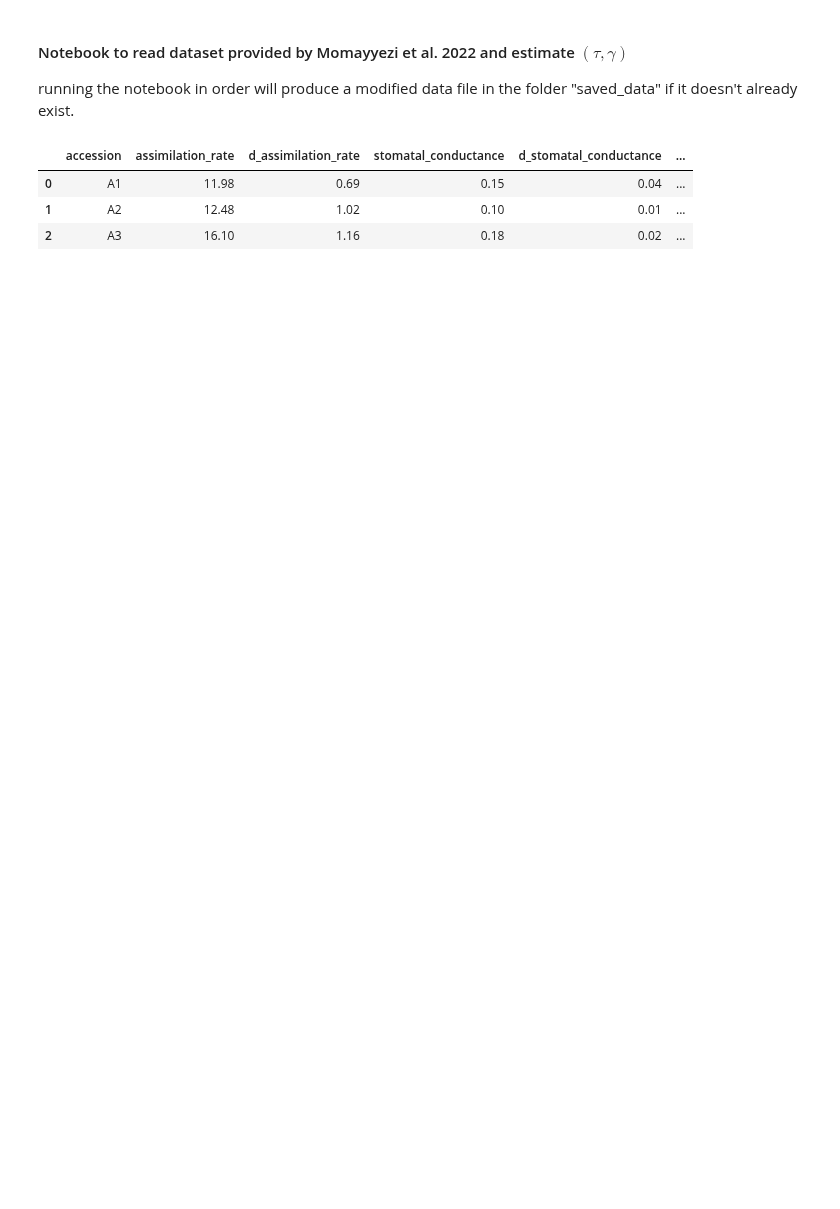
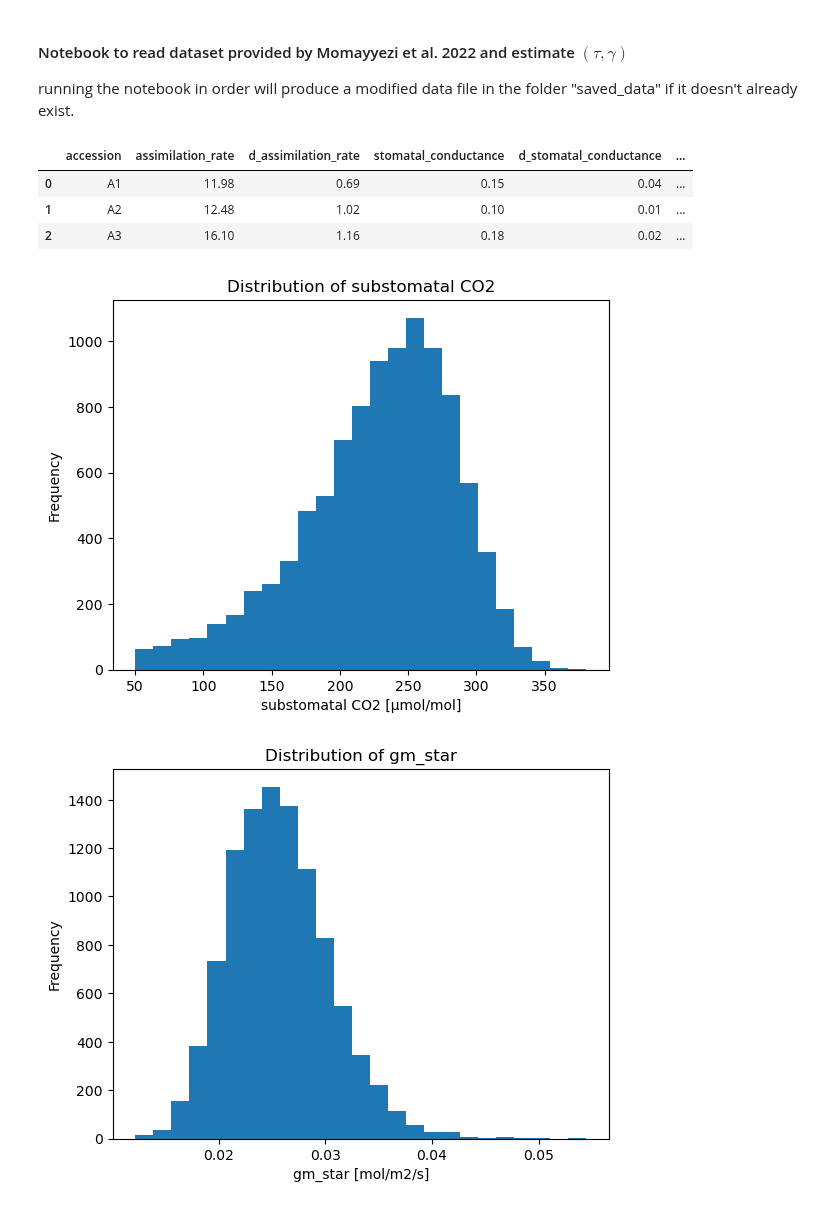
Before and after one commit to andreas-stillits/CarbonFixationModel1D, a Jupyter notebook: data/scripts/datareader_Momayyezi2022.ipynb, the cells around one changed output. Saved outputs shown, nothing was run; the diff lists cells and outputs as text; code cells hidden in the pictures; blank space fills up the shorter version.

```diff
--- a/data/scripts/datareader_Momayyezi2022.ipynb
+++ b/data/scripts/datareader_Momayyezi2022.ipynb
@@ -30,11 +30,14 @@ df_watered.head(3)
 # %%
 for df in [df_dehydrated, df_watered]:
     # since dataset doesn't include substomatal CO2 conc. Ci explicitly, we calculate it as Ci = Ca - An/gs
-    df = est.estimate_Ci_values(df, plot_sample=False)
+    df = est.estimate_Ci_values(df, plot_sample=True)
     # since dataset doesn't include gm* we calculate it as gm* = An/(Ci - C*)
-    df = est.estimate_gm_star_values(df, plot_sample=False)
+    df = est.estimate_gm_star_values(df, plot_sample=True)
     # calculate (tau, gamma)
-    df, (taus, dtaus), (gammas, dgammas) = est.estimate_principle_parameters(df, plot_sample=False)
+    df, (taus, dtaus), (gammas, dgammas) = est.estimate_principle_parameters(df, plot_sample=True)
 
 df_dehydrated.to_csv('../saved_data/Momayyezi2022_dehydrated.csv', decimal=',', sep=';')
 df_watered.to_csv('../saved_data/Momayyezi2022_watered.csv', decimal=',', sep=';')
+# %% [output]
+[figure, added]
+[figure, added]
```
Also changed, not shown: parts of 1 cell of this notebook, 7 other files.
